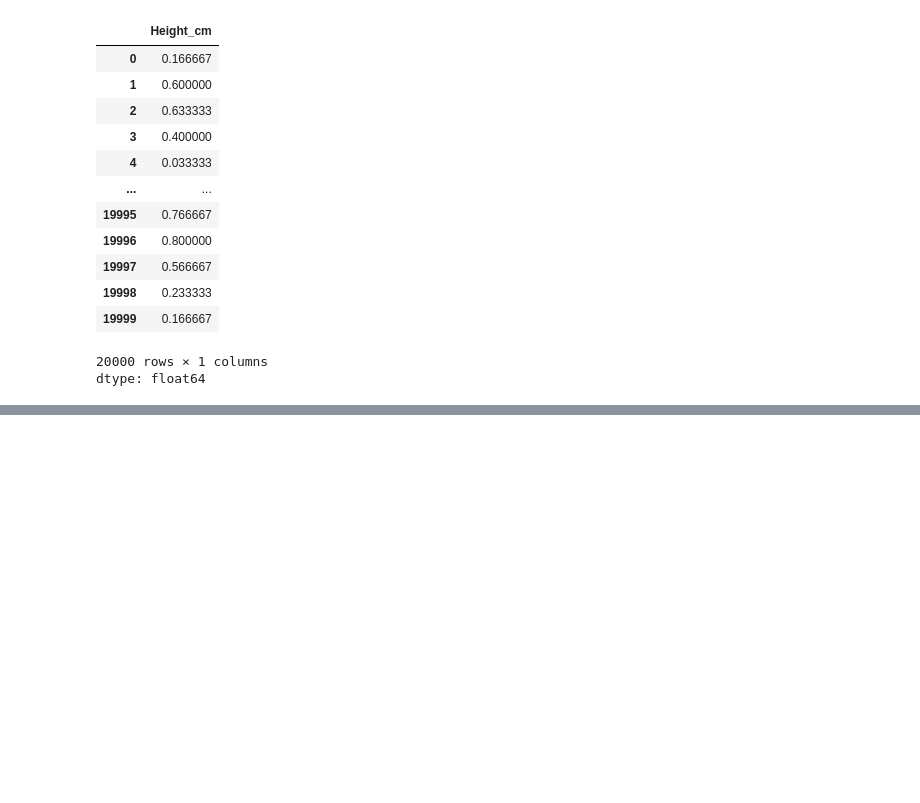
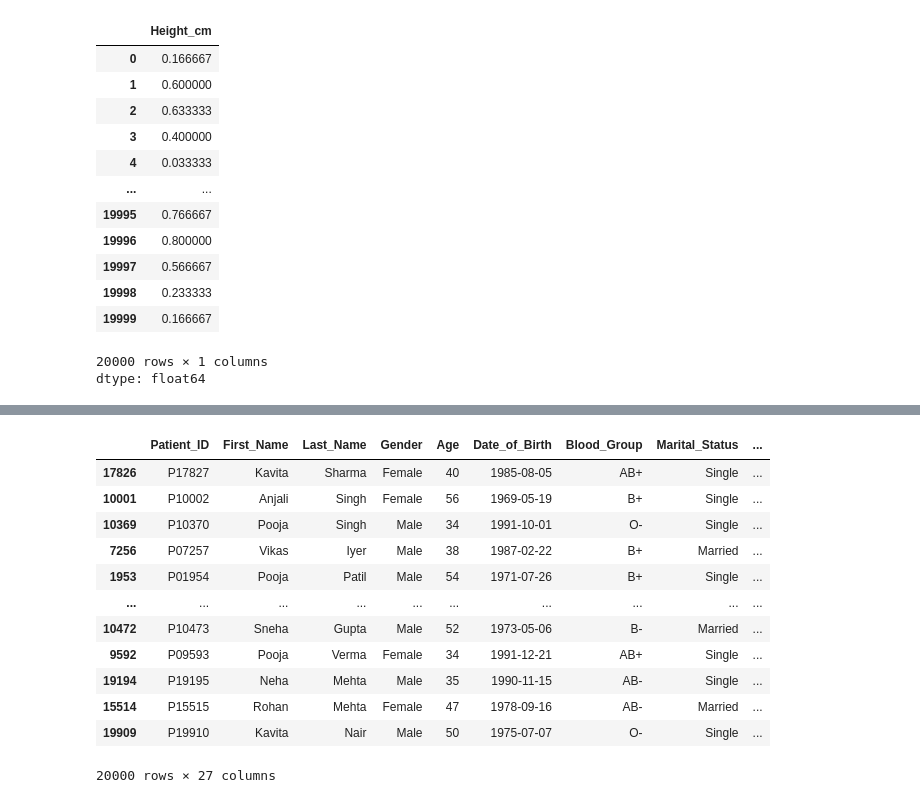
Before and after one commit to vaishnaviPatil1111/Python, a Jupyter notebook: Python_Pandas.ipynb, the cells around one changed output, grey strips where cells are left out. Saved outputs shown, nothing was run; the diff lists cells and outputs as text; code cells hidden in the pictures; blank space fills up the shorter version.

```diff
--- a/Python_Pandas.ipynb
+++ b/Python_Pandas.ipynb
@@ -2835,0 +2837,8 @@ dtype: float64
+# %%
+# 71.	Add column Insurance_Status (Yes/No)
+# 📝 Note: Yes if Insurance_Provider exists, else No.
+df1['Insurance_Status'] = df1['Insurance_Provider'].apply(lambda i: 'Yes' if pd.notna(i) else 'No')
+# %%
+# 72.	Create column Patient_Location
+# 📝 Note: Combine City and State with separator.
+df1['Patient_Location'] = df1['City'] + ',' + df1['State']
@@ -2835,0 +2865,18 @@ dtype: float64
+# %%
+# 73.	Sort patients by BMI descending
+# 📝 Note: Highest BMI first.
+df1.sort_values(by = 'BMI', ascending = False)
+# %% [output]
+|  | Patient_ID | First_Name | Last_Name | Gender | Age | Date_of_Birth | Blood_Group | Marital_Status | ... |
+| 17826 | P17827 | Kavita | Sharma | Female | 40 | 1985-08-05 | AB+ | Single | ... |
+| 10001 | P10002 | Anjali | Singh | Female | 56 | 1969-05-19 | B+ | Single | ... |
+| 10369 | P10370 | Pooja | Singh | Male | 34 | 1991-10-01 | O- | Single | ... |
+| 7256 | P07257 | Vikas | Iyer | Male | 38 | 1987-02-22 | B+ | Married | ... |
+| 1953 | P01954 | Pooja | Patil | Male | 54 | 1971-07-26 | B+ | Single | ... |
+| ... | ... | ... | ... | ... | ... | ... | ... | ... | ... |
+| 10472 | P10473 | Sneha | Gupta | Male | 52 | 1973-05-06 | B- | Married | ... |
+| 9592 | P09593 | Pooja | Verma | Female | 34 | 1991-12-21 | AB+ | Single | ... |
+| 19194 | P19195 | Neha | Mehta | Male | 35 | 1990-11-15 | AB- | Single | ... |
+| 15514 | P15515 | Rohan | Mehta | Female | 47 | 1978-09-16 | AB- | Married | ... |
+| 19909 | P19910 | Kavita | Nair | Male | 50 | 1975-07-07 | O- | Single | ... |
+20000 rows × 27 columns
```
Also changed, not shown: parts of 33 cells of this notebook.
